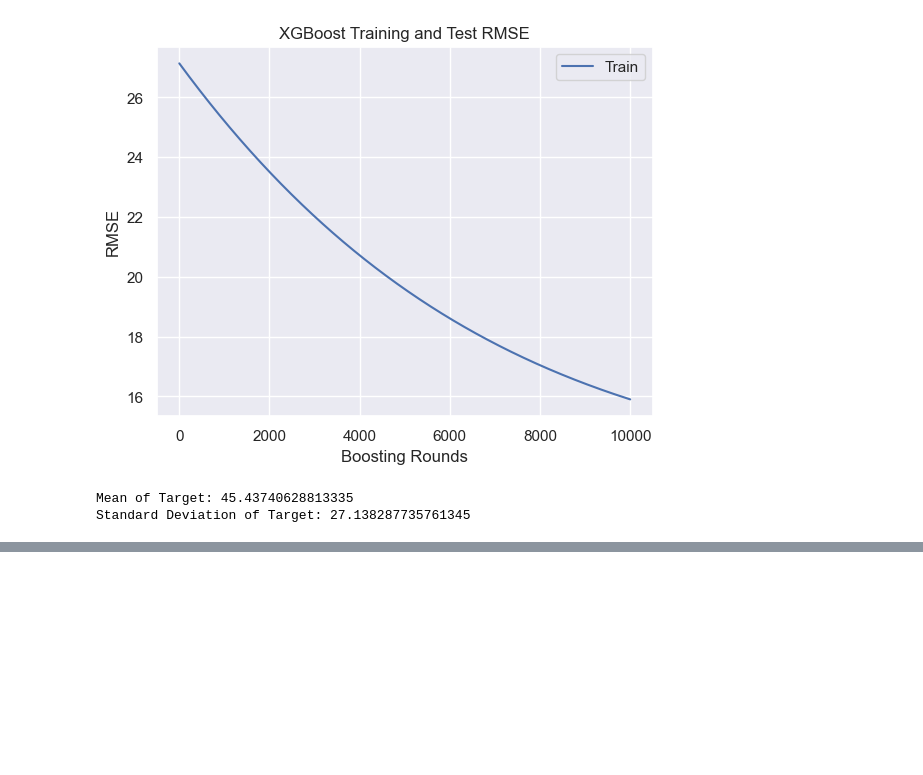
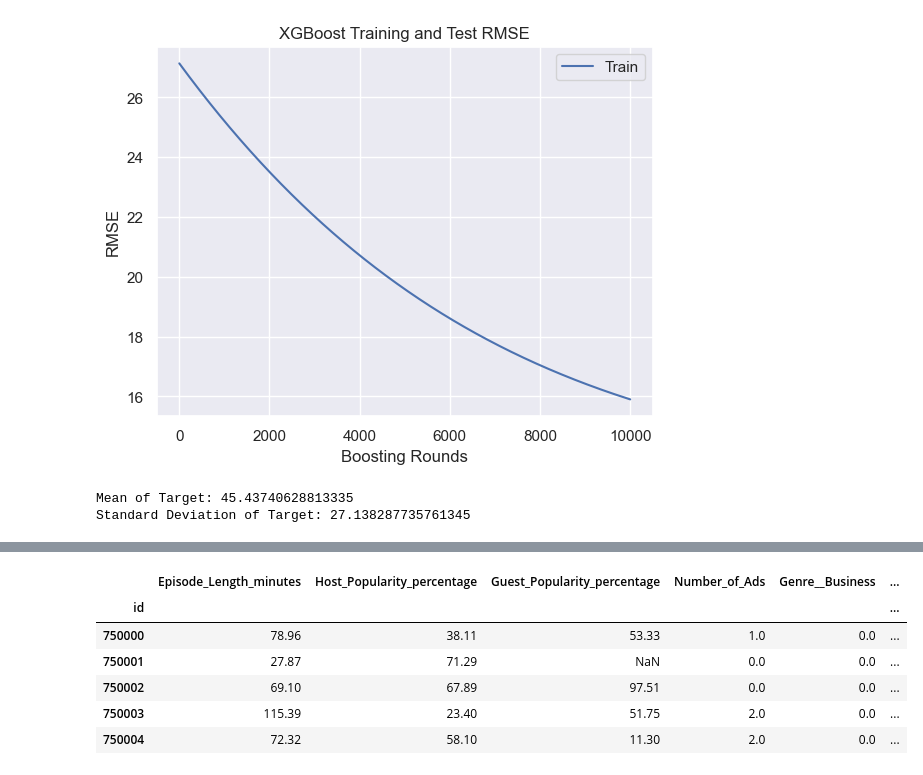
Before and after one commit to vishal-adithya/Kaggle-PlaygroundSeries, a Jupyter notebook: Season-5 ep-4/main.ipynb, the cells around one changed output, grey strips where cells are left out. Cells and saved outputs as stored; diff of their text form; code cells hidden in the pictures; blank space fills up the shorter version.

```diff
--- a/Season-5 ep-4/main.ipynb
+++ b/Season-5 ep-4/main.ipynb
@@ -53,10 +52,3 @@ Number_of_Ads                  0
 Episode_Sentiment              0
 Listening_Time_minutes         0
 dtype: int64
-# %%
-print(df.dtypes)
-print("========================")
-df["Genre"] = df["Genre"].astype("str")
-df["Episode_Sentiment"] = df["Episode_Sentiment"].astype("str")
-
-print(df.dtypes)
@@ -228,0 +214,13 @@ reg.save_model('v-1.bin')
+# %%
+test_df = pd.read_csv("Data/test.csv")
+test_df.set_index(test_df["id"],inplace=True)
+test_df = Preprocessing(test_df)
+test_df.head()
+# %% [output]
+|  | Episode_Length_minutes | Host_Popularity_percentage | Guest_Popularity_percentage | Number_of_Ads | Genre__Business | ... |
+| id |  |  |  |  |  | ... |
+| 750000 | 78.96 | 38.11 | 53.33 | 1.0 | 0.0 | ... |
+| 750001 | 27.87 | 71.29 | NaN | 0.0 | 0.0 | ... |
+| 750002 | 69.10 | 67.89 | 97.51 | 0.0 | 0.0 | ... |
+| 750003 | 115.39 | 23.40 | 51.75 | 2.0 | 0.0 | ... |
+| 750004 | 72.32 | 58.10 | 11.30 | 2.0 | 0.0 | ... |
```
Also changed, not shown: parts of 14 cells of this notebook, 1 other file.
